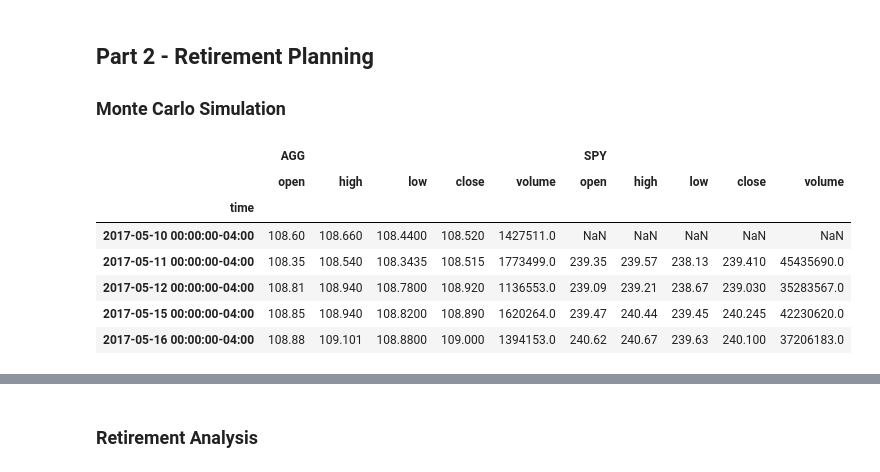
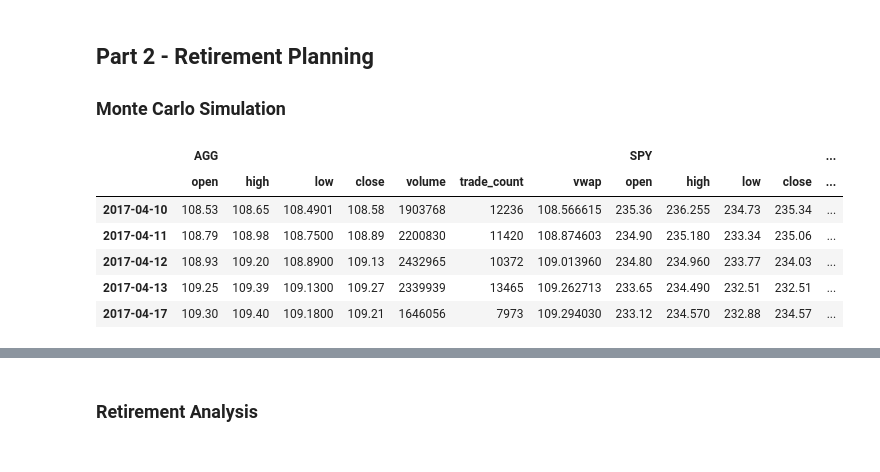
Before and after one commit to AkanSri/Rutgers-FinTech, a Jupyter notebook: 02-Homework/05-APIs/Starter_Code/financial-planner.ipynb, the cells around one changed output, grey strips where cells are left out. Cells and saved outputs as stored; diff of their text form; code cells hidden in the pictures.

```diff
--- a/02-Homework/05-APIs/Starter_Code/financial-planner.ipynb
+++ b/02-Homework/05-APIs/Starter_Code/financial-planner.ipynb
@@ -169,23 +168,37 @@ end_date = pd.Timestamp('2022-05-01', tz='America/New_York').isoformat()
-# %%
-# Get 5 years' worth of historical data for SPY and AGG
-# YOUR CODE HERE!
-
-# Reorganize the DataFrame
-# Separate ticker data
-# YOUR CODE HERE!
-
-
-# Concatenate the ticker DataFrames
-# YOUR CODE HERE!
-
-# Display sample data
-df_stock_data.head()
-# %% [output]
-|  | AGG |  |  |  |  | SPY |  |  |  |  |
-|  | open | high | low | close | volume | open | high | low | close | volume |
-| time |  |  |  |  |  |  |  |  |  |  |
-| 2017-05-10 00:00:00-04:00 | 108.60 | 108.660 | 108.4400 | 108.520 | 1427511.0 | NaN | NaN | NaN | NaN | NaN |
-| 2017-05-11 00:00:00-04:00 | 108.35 | 108.540 | 108.3435 | 108.515 | 1773499.0 | 239.35 | 239.57 | 238.13 | 239.410 | 45435690.0 |
-| 2017-05-12 00:00:00-04:00 | 108.81 | 108.940 | 108.7800 | 108.920 | 1136553.0 | 239.09 | 239.21 | 238.67 | 239.030 | 35283567.0 |
-| 2017-05-15 00:00:00-04:00 | 108.85 | 108.940 | 108.8200 | 108.890 | 1620264.0 | 239.47 | 240.44 | 239.45 | 240.245 | 42230620.0 |
-| 2017-05-16 00:00:00-04:00 | 108.88 | 109.101 | 108.8800 | 109.000 | 1394153.0 | 240.62 | 240.67 | 239.63 | 240.100 | 37206183.0 |
+# %%
+# Get 5 years' worth of historical data for SPY and AGG
+# Set the tickers
+tickers = ["AGG", "SPY"]
+
+# Set timeframe to "1Day" for Alpaca API
+timeframe = "1Day"
+
+# Get current closing prices for SPY and AGG
+df_stock_data = api.get_bars(
+    tickers,
+    timeframe,
+    start=start_date,
+    end=end_date
+).df
+
+
+# Reorganize the DataFrame
+# Separate ticker data
+AGG = df_stock_data[df_stock_data['symbol']=='AGG'].drop('symbol', axis=1)
+SPY = df_stock_data[df_stock_data['symbol']=='SPY'].drop('symbol', axis=1)
+
+
+# Concatenate the ticker DataFrames
+df_stock_data = pd.concat([AGG, SPY],axis=1, keys=['AGG', 'SPY'])
+df_stock_data.index = df_stock_data.index.date
+
+# Display sample data
+df_stock_data.head()
+# %% [output]
+|  | AGG |  |  |  |  |  |  | SPY |  |  |  | ... |
+|  | open | high | low | close | volume | trade_count | vwap | open | high | low | close | ... |
+| 2017-04-10 | 108.53 | 108.65 | 108.4901 | 108.58 | 1903768 | 12236 | 108.566615 | 235.36 | 236.255 | 234.73 | 235.34 | ... |
+| 2017-04-11 | 108.79 | 108.98 | 108.7500 | 108.89 | 2200830 | 11420 | 108.874603 | 234.90 | 235.180 | 233.34 | 235.06 | ... |
+| 2017-04-12 | 108.93 | 109.20 | 108.8900 | 109.13 | 2432965 | 10372 | 109.013960 | 234.80 | 234.960 | 233.77 | 234.03 | ... |
+| 2017-04-13 | 109.25 | 109.39 | 109.1300 | 109.27 | 2339939 | 13465 | 109.262713 | 233.65 | 234.490 | 232.51 | 232.51 | ... |
+| 2017-04-17 | 109.30 | 109.40 | 109.1800 | 109.21 | 1646056 | 7973 | 109.294030 | 233.12 | 234.570 | 232.88 | 234.57 | ... |
```
Also changed, not shown: parts of 16 cells of this notebook, 1 other file.
